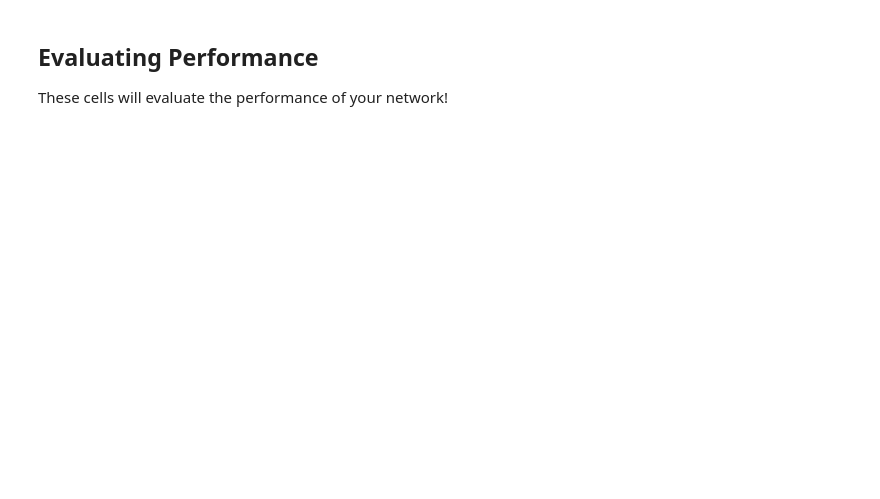
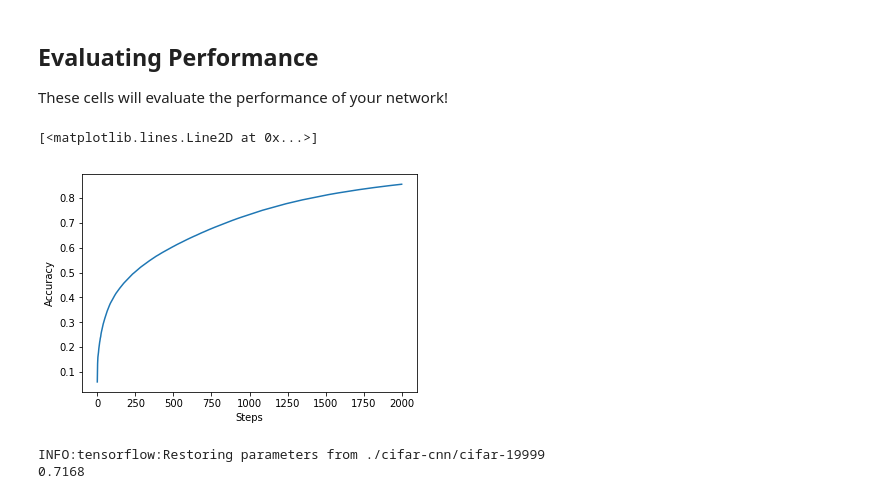
Before and after one commit to jmathison/mach3-notebooks, a Jupyter notebook: image-recognition-starter-build.ipynb, the cells around one changed output. Cells and saved outputs as stored; diff of their text form; code cells hidden in the pictures; blank space fills up the shorter version.

```diff
--- a/image-recognition-starter-build.ipynb
+++ b/image-recognition-starter-build.ipynb
@@ -165,13 +165,13 @@ class ConvNet:
         self.input_layer = tf.placeholder(dtype=tf.float32, shape=[None, image_height, image_width, channels], name="inputs")
         print(self.input_layer.shape)
 
-        conv_layer_1 = tf.layers.conv2d(self.input_layer, filters=32, kernel_size=[5, 5], padding="same", activation=tf.nn.relu)
+        conv_layer_1 = tf.layers.conv2d(self.input_layer, filters=64, kernel_size=[3, 3], padding="same", activation=tf.nn.relu)
         print(conv_layer_1.shape)
 
         pooling_layer_1 = tf.layers.max_pooling2d(conv_layer_1, pool_size=[2,2], strides=2)
         print(pooling_layer_1.shape)
 
-        conv_layer_2 = tf.layers.conv2d(pooling_layer_1, filters=64, kernel_size=[5, 5], padding="same", activation=tf.nn.relu)
+        conv_layer_2 = tf.layers.conv2d(pooling_layer_1, filters=128, kernel_size=[3, 3], padding="same", activation=tf.nn.relu)
         print(conv_layer_2.shape)
 
         pooling_layer_2 = tf.layers.max_pooling2d(conv_layer_2, pool_size=[2, 2], strides=2)
@@ -196,7 +196,7 @@ class ConvNet:
         one_hot_labels = tf.one_hot(indices=tf.cast(self.labels, dtype=tf.int32), depth=num_classes)
         self.loss = tf.losses.softmax_cross_entropy(onehot_labels=one_hot_labels, logits=outputs)
 
-        optimizer = tf.train.GradientDescentOptimizer(learning_rate=1e-2)
+        optimizer = tf.train.GradientDescentOptimizer(learning_rate=5e-2)
         self.train_operation = optimizer.minimize(loss=self.loss, global_step=tf.train.get_global_step())
 # %% [markdown]
 The Training Process
@@ -210,11 +210,12 @@ The cells below will set up and run the training process.
 # %%
 # TODO: initialize variables
 training_steps = 20000
-batch_size = 64
+batch_size = 100
 
 path = "./" + model_name + "-cnn/"
 
 load_checkpoint = False
+performance_graph = np.array([])
 # %%
 # TODO: implement the training loop
 tf.reset_default_graph()
@@ -224,7 +225,7 @@ dataset = dataset.shuffle(buffer_size=train_labels.shape[0])
 dataset = dataset.batch(batch_size)
 dataset = dataset.repeat()
 
-dataset_iterator = dataset.make_one_shot_iterator()
+dataset_iterator = dataset.make_initializable_iterator()
 next_element = dataset_iterator.get_next()
 
 cnn = ConvNet(image_height,image_width,color_channels,10)
@@ -244,6 +245,8 @@ with tf.Session() as sess:
 
     sess.run(tf.local_variables_initializer())
 
+    sess.run(dataset_iterator.initializer)
+
     for step in range(training_steps):
         current_batch = sess.run(next_element)
 
@@ -252,13 +255,17 @@ with tf.Session() as sess:
 
         sess.run((cnn.train_operation, cnn.accuracy_op), feed_dict={cnn.input_layer:batch_inputs, cnn.labels:batch_labels})
 
+        if step % 10 == 0:
+            performance_graph = np.append(performance_graph, sess.run(cnn.accuracy))
+
         if step % 1000 == 0 and step > 0:
             current_acc = sess.run(cnn.accuracy)
-
             print("Accuracy at step " + str(step) + ": " + str(current_acc))
             print("Saving checkpoint")
             saver.save(sess, path + model_name, step)
 
     print("Saving final checkpoint for training session.")
     saver.save(sess, path + model_name, step)
+
+    sess.close()
 # %% [output]
@@ -280,2 +294,9 @@ These cells will evaluate the performance of your network!
 # %%
 # TODO: Display graph of performance over time
+plt.figure().set_facecolor('white')
+plt.xlabel("Steps")
+plt.ylabel("Accuracy")
+plt.plot(performance_graph)
+# %% [output]
+[<matplotlib.lines.Line2D at 0x...>]
+[figure, added]
@@ -283,0 +303,15 @@ These cells will evaluate the performance of your network!
+# %%
+# TODO: Run through the evaluation data set, check accuracy of model
+with tf.Session() as sess:
+    checkpoint = tf.train.get_checkpoint_state(path)
+    saver.restore(sess,checkpoint.model_checkpoint_path)
+
+    sess.run(tf.local_variables_initializer())
+
+    for image, label in zip(eval_data, eval_labels):
+        sess.run(cnn.accuracy_op, feed_dict={cnn.input_layer:[image], cnn.labels:label})
+
+    print(sess.run(cnn.accuracy))
+# %% [output]
+INFO:tensorflow:Restoring parameters from ./cifar-cnn/cifar-19999
+0.7168
```
Also changed, not shown: parts of 5 cells of this notebook, 2 other files.
